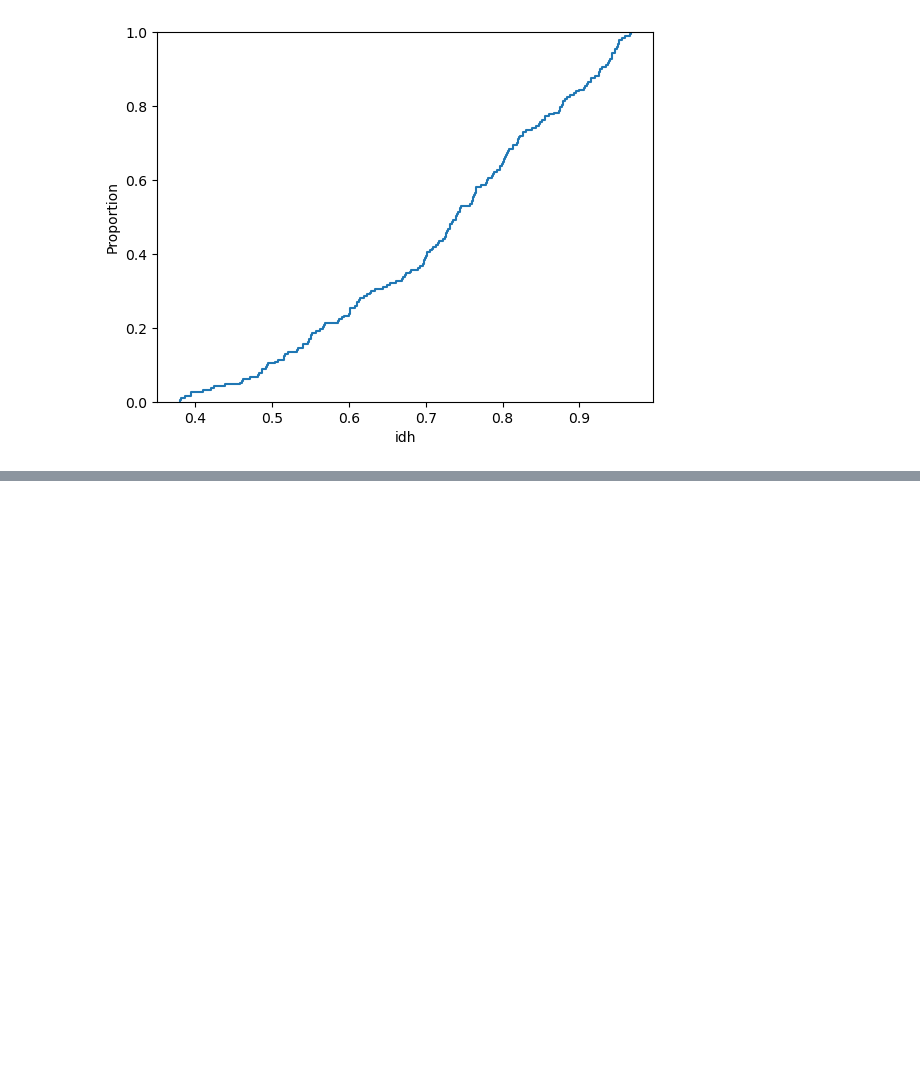
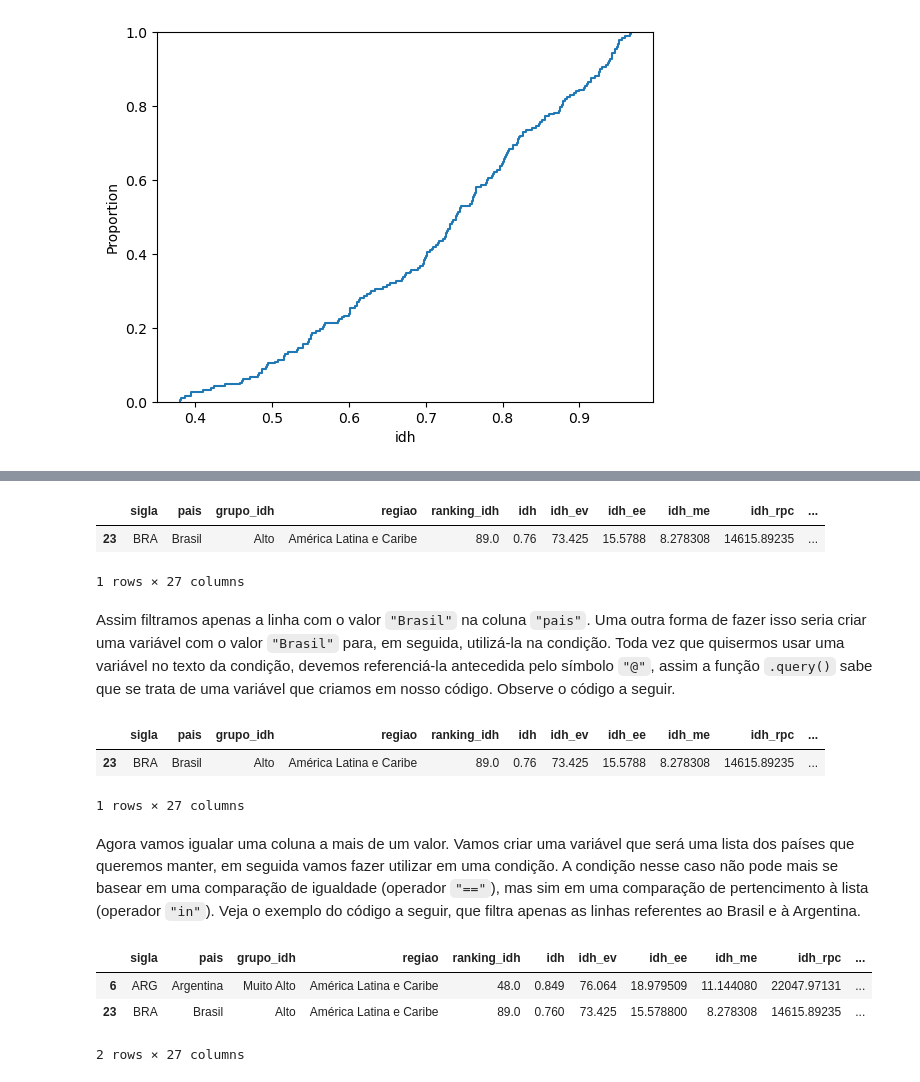
Before and after one commit to lthevenard/curso_prog, a Jupyter notebook: assets/_hidden/apostila_capitulo_5.ipynb, the cells around one changed output, grey strips where cells are left out. Saved outputs shown, nothing was run; the diff lists cells and outputs as text; code cells hidden in the pictures; blank space fills up the shorter version.

```diff
--- a/assets/_hidden/apostila_capitulo_5.ipynb
+++ b/assets/_hidden/apostila_capitulo_5.ipynb
@@ -156,0 +121,27 @@ sns.kdeplot(x="idh", data=df)
+# %%
+idh_2022.query("pais == 'Brasil'")
+# %% [output]
+|  | sigla | pais | grupo_idh | regiao | ranking_idh | idh | idh_ev | idh_ee | idh_me | idh_rpc | ... |
+| 23 | BRA | Brasil | Alto | América Latina e Caribe | 89.0 | 0.76 | 73.425 | 15.5788 | 8.278308 | 14615.89235 | ... |
+1 rows × 27 columns
+# %% [markdown]
+Assim filtramos apenas a linha com o valor `"Brasil"` na coluna `"pais"`. Uma outra forma de fazer isso seria criar uma variável com o valor `"Brasil"` para, em seguida, utilizá-la na condição. Toda vez que quisermos usar uma variável no texto da condição, devemos referenciá-la antecedida pelo símbolo `"@"`, assim a função `.query()` sabe que se trata de uma variável que criamos em nosso código. Observe o código a seguir.
+# %%
+pais_selecionado = "Brasil"
+
+idh_2022.query("pais == @pais_selecionado")
+# %% [output]
+|  | sigla | pais | grupo_idh | regiao | ranking_idh | idh | idh_ev | idh_ee | idh_me | idh_rpc | ... |
+| 23 | BRA | Brasil | Alto | América Latina e Caribe | 89.0 | 0.76 | 73.425 | 15.5788 | 8.278308 | 14615.89235 | ... |
+1 rows × 27 columns
+# %% [markdown]
+Agora vamos igualar uma coluna a mais de um valor. Vamos criar uma variável que será uma lista dos países que queremos manter, em seguida vamos fazer utilizar em uma condição. A condição nesse caso não pode mais se basear em uma comparação de igualdade (operador `"=="`), mas sim em uma comparação de pertencimento à lista (operador `"in"`). Veja o exemplo do código a seguir, que filtra apenas as linhas referentes ao Brasil e à Argentina.
+# %%
+paises_selecionados = ["Brasil", "Argentina"]
+
+idh_2022.query("pais in @paises_selecionados")
+# %% [output]
+|  | sigla | pais | grupo_idh | regiao | ranking_idh | idh | idh_ev | idh_ee | idh_me | idh_rpc | ... |
+| 6 | ARG | Argentina | Muito Alto | América Latina e Caribe | 48.0 | 0.849 | 76.064 | 18.979509 | 11.144080 | 22047.97131 | ... |
+| 23 | BRA | Brasil | Alto | América Latina e Caribe | 89.0 | 0.760 | 73.425 | 15.578800 | 8.278308 | 14615.89235 | ... |
+2 rows × 27 columns
```
Also changed, not shown: parts of 20 cells of this notebook.
